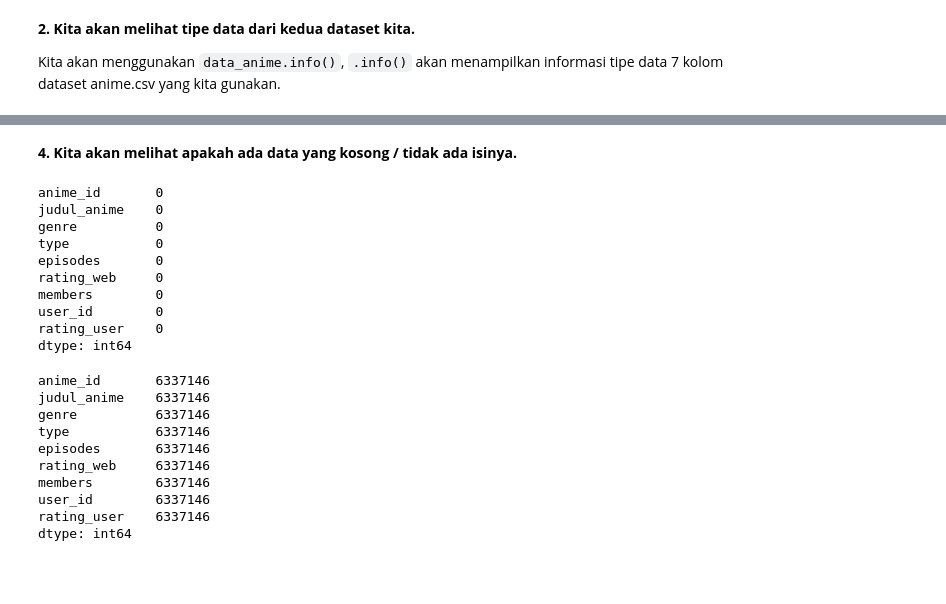
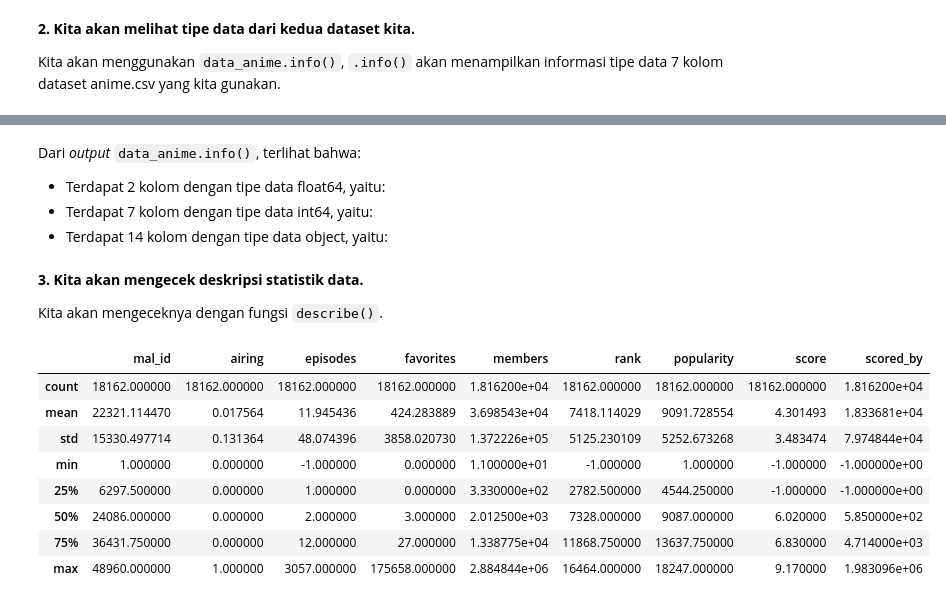
Before and after one commit to izzul112/ML_BMLT-Proyek_Akhir-Sistem_Rekomendasi-Anime, a Jupyter notebook: Proyek_Akhir_Sistem_Rekomendasi.ipynb, the cells around one changed output, grey strips where cells are left out. Cells and saved outputs as stored; diff of their text form; code cells hidden in the pictures; blank space fills up the shorter version.

```diff
--- a/Proyek_Akhir_Sistem_Rekomendasi.ipynb
+++ b/Proyek_Akhir_Sistem_Rekomendasi.ipynb
@@ -257,28 +163,23 @@ Dan hasilnya kita berhasil menghapus nilai -1 dari kolom rating_user.
-# %% [markdown]
-**4.  Kita akan melihat apakah ada data yang kosong / tidak ada isinya.**
-# %%
-anime_feature.isnull().sum()
-# %% [output]
-anime_id       0
-judul_anime    0
-genre          0
-type           0
-episodes       0
-rating_web     0
-members        0
-user_id        0
-rating_user    0
-dtype: int64
-# %%
-anime_feature.count()
-# %% [output]
-anime_id       6337146
-judul_anime    6337146
-genre          6337146
-type           6337146
-episodes       6337146
-rating_web     6337146
-members        6337146
-user_id        6337146
-rating_user    6337146
-dtype: int64
+# %% [markdown]
+Dari *output* `data_anime.info()`, terlihat bahwa:
+
+*   Terdapat 2 kolom dengan tipe data float64, yaitu:
+*   Terdapat 7 kolom dengan tipe data int64, yaitu:
+*   Terdapat 14 kolom dengan tipe data object, yaitu:
+# %% [markdown]
+
+**3. Kita akan mengecek deskripsi statistik data.**
+
+Kita akan mengeceknya dengan fungsi `describe()`.
+# %%
+data_anime.describe()
+# %% [output]
+|  | mal_id | airing | episodes | favorites | members | rank | popularity | score | scored_by |
+| count | 18162.000000 | 18162.000000 | 18162.000000 | 18162.000000 | 1.816200e+04 | 18162.000000 | 18162.000000 | 18162.000000 | 1.816200e+04 |
+| mean | 22321.114470 | 0.017564 | 11.945436 | 424.283889 | 3.698543e+04 | 7418.114029 | 9091.728554 | 4.301493 | 1.833681e+04 |
+| std | 15330.497714 | 0.131364 | 48.074396 | 3858.020730 | 1.372226e+05 | 5125.230109 | 5252.673268 | 3.483474 | 7.974844e+04 |
+| min | 1.000000 | 0.000000 | -1.000000 | 0.000000 | 1.100000e+01 | -1.000000 | 1.000000 | -1.000000 | -1.000000e+00 |
+| 25% | 6297.500000 | 0.000000 | 1.000000 | 0.000000 | 3.330000e+02 | 2782.500000 | 4544.250000 | -1.000000 | -1.000000e+00 |
+| 50% | 24086.000000 | 0.000000 | 2.000000 | 3.000000 | 2.012500e+03 | 7328.000000 | 9087.000000 | 6.020000 | 5.850000e+02 |
+| 75% | 36431.750000 | 0.000000 | 12.000000 | 27.000000 | 1.338775e+04 | 11868.750000 | 13637.750000 | 6.830000 | 4.714000e+03 |
+| max | 48960.000000 | 1.000000 | 3057.000000 | 175658.000000 | 2.884844e+06 | 16464.000000 | 18247.000000 | 9.170000 | 1.983096e+06 |
```
Also changed, not shown: parts of 63 cells of this notebook.
